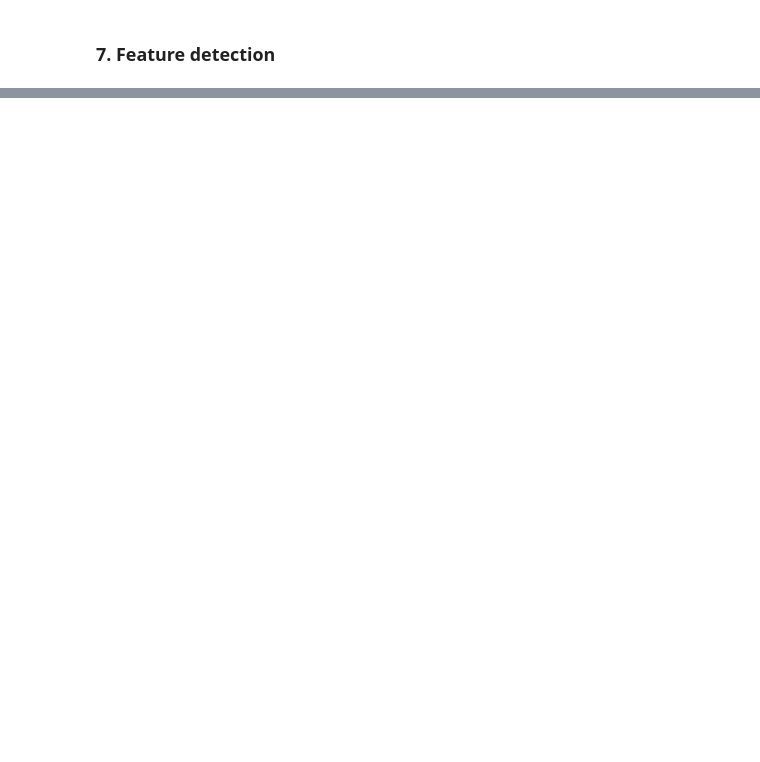
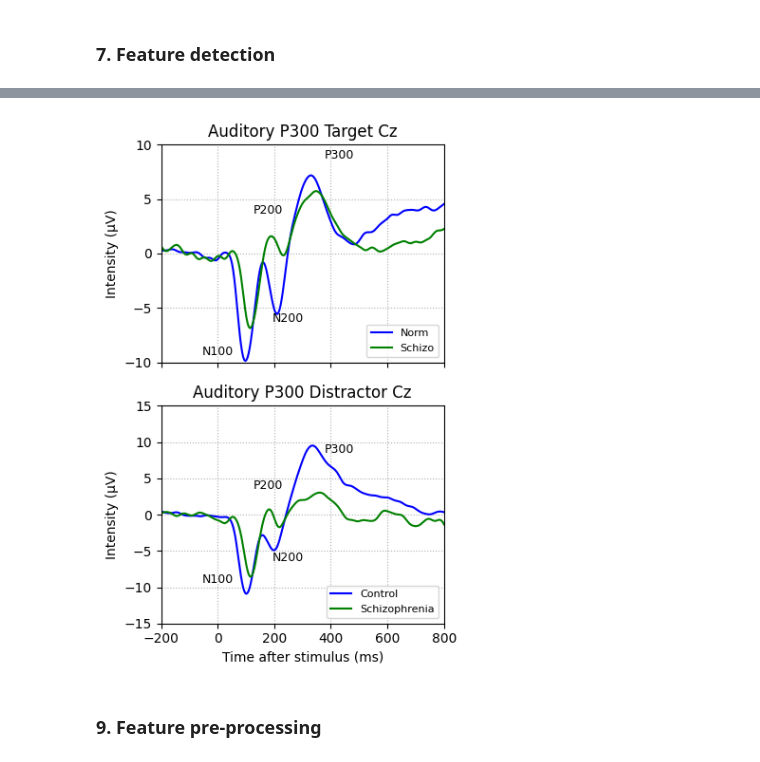
Before and after one commit to cesarz10/Neurophysiological-Signal-Processing-Project, a Jupyter notebook: CesarZapata_NSP_Project.ipynb, the cells around one changed output, grey strips where cells are left out. Saved outputs shown, nothing was run; the diff lists cells and outputs as text; code cells hidden in the pictures; blank space fills up the shorter version.

```diff
--- a/CesarZapata_NSP_Project.ipynb
+++ b/CesarZapata_NSP_Project.ipynb
@@ -423,0 +619,11 @@ def extract_features(evoked_target, evoked_deviation, subject_type):
+# %%
+# Perform the full methodology for all the schizophrenia files
+schiz_target, schiz_distractor, schiz_features = [], [], []
+for i, file in enumerate(files_schiz):
+    control = 0 # Schizophrenia group
+    target, distractor, features = full_processing(file, control, events_id=event_ids)
+    schiz_target.append(target)
+    schiz_distractor.append(distractor)
+    schiz_features.append(features)
+
+schiz_df = pd.DataFrame(schiz_features)
@@ -423,0 +823,6 @@ def extract_features(evoked_target, evoked_deviation, subject_type):
+# %%
+control_target_Cz = mne.grand_average(control_target).copy().pick_channels(['Cz'])
+control_distractor_Cz = mne.grand_average(control_distractor).copy().pick_channels(['Cz'])
+
+schiz_target_Cz = mne.grand_average(schiz_target).copy().pick(['Cz'])
+schiz_distractor_Cz = mne.grand_average(schiz_distractor).copy().pick(['Cz'])
@@ -423,0 +836,60 @@ def extract_features(evoked_target, evoked_deviation, subject_type):
+# %%
+# Peak labels and their respective positions for the plots
+peaks = {
+    'N100': {'time': 0, 'label': 'N100', 'y': -9},
+    'P200': {'time': 180, 'label': 'P200', 'y': 4},
+    'N200': {'time': 250, 'label': 'N200', 'y': -6},
+    'P300': {'time': 430, 'label': 'P300', 'y': 9}
+}
+
+fig, axs = plt.subplots(2, 1, figsize=(4, 6), sharex=True)
+
+# -------- Target Plot --------
+ax = axs[0]
+t = 1000 * control_target_Cz.times  # ms
+y1 = 1e6 * control_target_Cz.data[0]
+y2 = 1e6 * schiz_target_Cz.data[0]
+
+ax.plot(t, y1, label='Norm', color='blue')
+ax.plot(t, y2, label='Schizo', color='green')
+ax.set_title("Auditory P300 Target Cz")
+ax.set_ylabel("Intensity (µV)")
+ax.set_ylim(-10, 10)
+ax.set_xlim(-200, 800)
+ax.set_yticks([-10, -5, 0, 5, 10])
+ax.grid(linestyle=':', linewidth=0.8)
+
+# Peaks labels
+for name, info in peaks.items():
+    ax.text(info['time'], info['y'], info['label'], fontsize=9, ha='center', va='center')
+
+ax.legend(loc='lower right', fontsize=8)
+
+# -------- Distract Plot --------
+ax = axs[1]
+t = 1000 * control_distractor_Cz.times
+y1 = 1e6 * control_distractor_Cz.data[0]
+y2 = 1e6 * schiz_distractor_Cz.data[0]
+
+ax.plot(t, y1, label='Control', color='blue')
+ax.plot(t, y2, label='Schizophrenia', color='green')
+ax.set_title("Auditory P300 Distractor Cz")
+ax.set_xlabel("Time after stimulus (ms)")
+ax.set_ylabel("Intensity (µV)")
+ax.set_ylim(-15, 15)
+ax.set_xlim(-200, 800)
+ax.set_yticks([-15, -10, -5, 0, 5, 10, 15])
+ax.grid(linestyle=':', linewidth=0.8)
+
+# peak label
+for name, info in peaks.items():
+    ax.text(info['time'], info['y'], info['label'], fontsize=9, ha='center', va='center')
+
+ax.legend(loc='lower right', fontsize=8)
+
+plt.tight_layout()
+plt.show()
+# %% [output]
+[figure, added]
+# %% [markdown]
+### 9. Feature pre-processing
```
Also changed, not shown: parts of 27 cells of this notebook, 1 other file.
